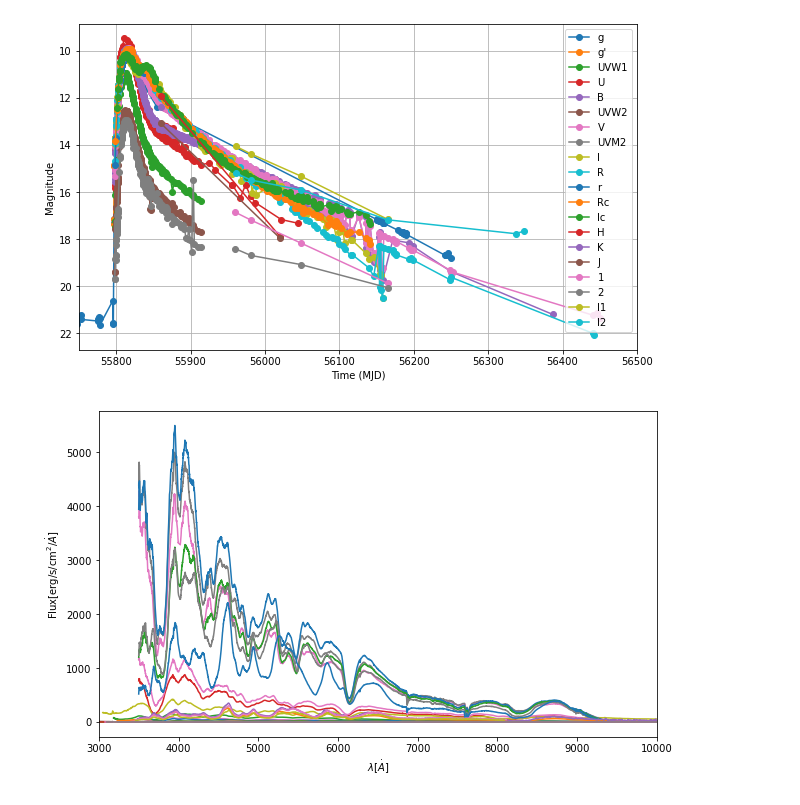
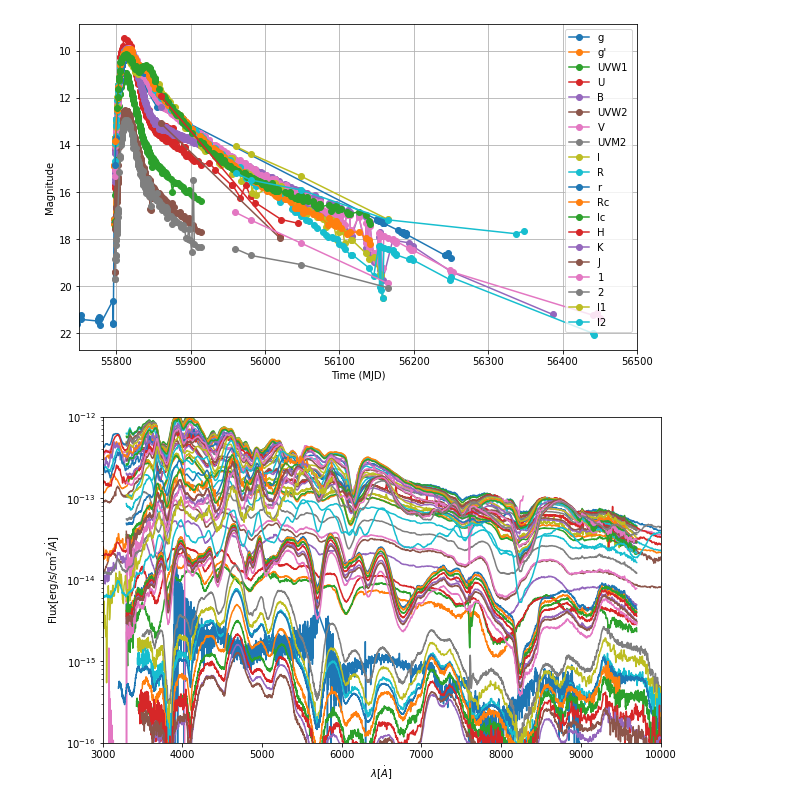
Before and after one commit to piramon-kumnurdmanee/virgo_ia, a Jupyter notebook: JSON read+plot demo.ipynb, the cells around one changed output. Cells and saved outputs as stored; diff of their text form; code cells hidden in the pictures.

Commit message:
Update JSON read+plot demo.ipynb
small change, only accepting spectra with defined units

```diff
--- a/JSON read+plot demo.ipynb
+++ b/JSON read+plot demo.ipynb
@@ -97,22 +97,25 @@ spectra = sn['spectra']
 # %%
 spectra_by_time = {}
 for spectrum in spectra:
-    try:
-        time = spectrum['time']
-        wavelengths = [float(entry[0]) for entry in spectrum['data']]
-        flux = [float(entry[1]) for entry in spectrum['data']]
-#        magnitude = entry['magnitude']
-#        if band not in photometry_by_band:
-#            photometry_by_band[band] = {'times': [], 'magnitudes': []}
-#        photometry_by_band[band]['times'].append(float(entry['time']))
-#        photometry_by_band[band]['magnitudes'].append(float(entry['magnitude']))
+    if (spectrum['u_fluxes'] == 'erg/s/cm^2/Angstrom'):
+        try:
+            time = spectrum['time']
+            wavelengths = [float(entry[0]) for entry in spectrum['data']]
+            flux = [float(entry[1]) for entry in spectrum['data']]
+    #        magnitude = entry['magnitude']
+    #        if band not in photometry_by_band:
+    #            photometry_by_band[band] = {'times': [], 'magnitudes': []}
+    #        photometry_by_band[band]['times'].append(float(entry['time']))
+    #        photometry_by_band[band]['magnitudes'].append(float(entry['magnitude']))
 
-        plt.plot(wavelengths,flux)
-        plt.xlim(3000,10000)
-        plt.xlabel('$\lambda[\dot{A}]$')
-        plt.ylabel('Flux[erg/s/cm$^2/\dot{A}$]')
-#
-    except:
-        print("skipping")
+            plt.plot(wavelengths,flux)
+            plt.yscale('log')
+            plt.xlim(3000,10000)
+            plt.ylim(1e-16,1e-12)
+            plt.xlabel('$\lambda[\dot{A}]$')
+            plt.ylabel('Flux[erg/s/cm$^2/\dot{A}$]')
+    #
+        except:
+            print("skipping")
 # %% [output]
-[figure, old version]
+[figure, new version]
```
Also changed, not shown: parts of 1 cell of this notebook.
